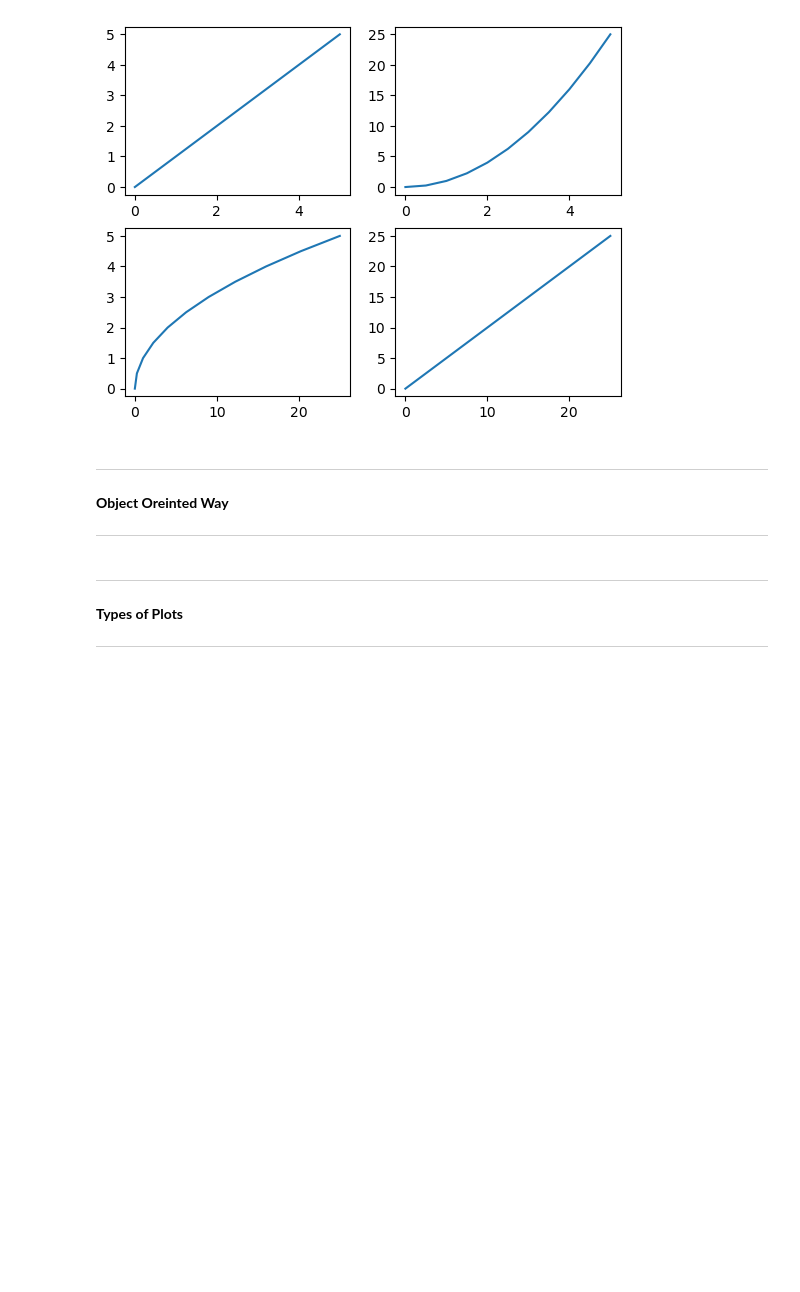
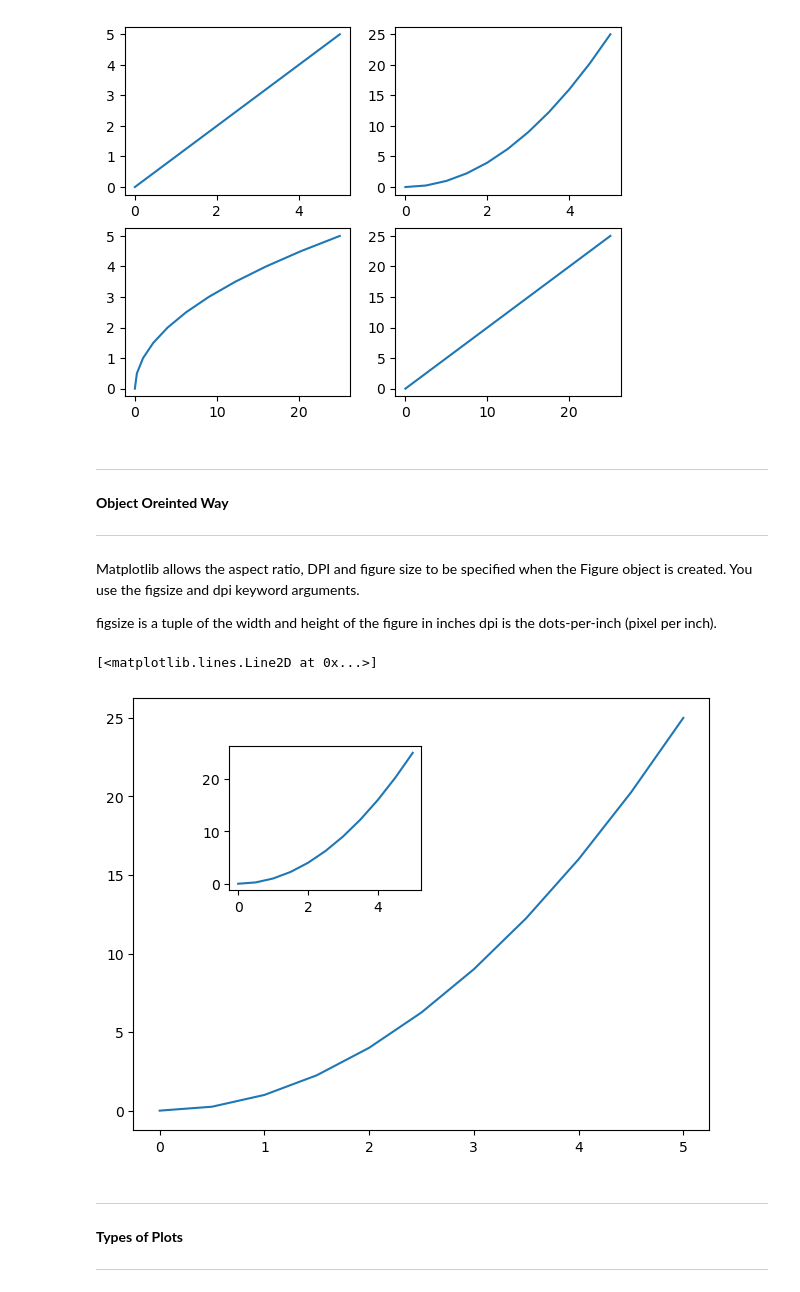
Before and after one commit to iamrohitkandpal/Python-Journey, a Jupyter notebook: Visualization/Matplotlib.ipynb, the cells around one changed output. Saved outputs shown, nothing was run; the diff lists cells and outputs as text; code cells hidden in the pictures; blank space fills up the shorter version.

Commit message:
Added basicPlot.png and image.jpg to Visualization directory. Also learnt Matplotlib essentials

```diff
--- a/Visualization/Matplotlib.ipynb
+++ b/Visualization/Matplotlib.ipynb
@@ -40,6 +37,20 @@ plt.plot(y,y)
 ****************************
 **Object Oreinted Way**
 **************************
+# %% [markdown]
+Matplotlib allows the aspect ratio, DPI and figure size to be specified when the Figure object is created. You use the figsize and dpi keyword arguments.
+
+figsize is a tuple of the width and height of the figure in inches
+dpi is the dots-per-inch (pixel per inch).
+# %%
+fig = plt.figure()
+axis1 = fig.add_axes([0.1, 0.1, 0.9, 0.9])
+axis1.plot(x,y)
+axis2 = fig.add_axes([0.25, 0.6, 0.3, 0.3])
+axis2.plot(x,y)
+# %% [output]
+[<matplotlib.lines.Line2D at 0x...>]
+[figure, added]
 # %% [markdown]
 ***********************
 **Types of Plots**
```
Also changed, not shown: parts of 9 cells of this notebook, 2 other files.
